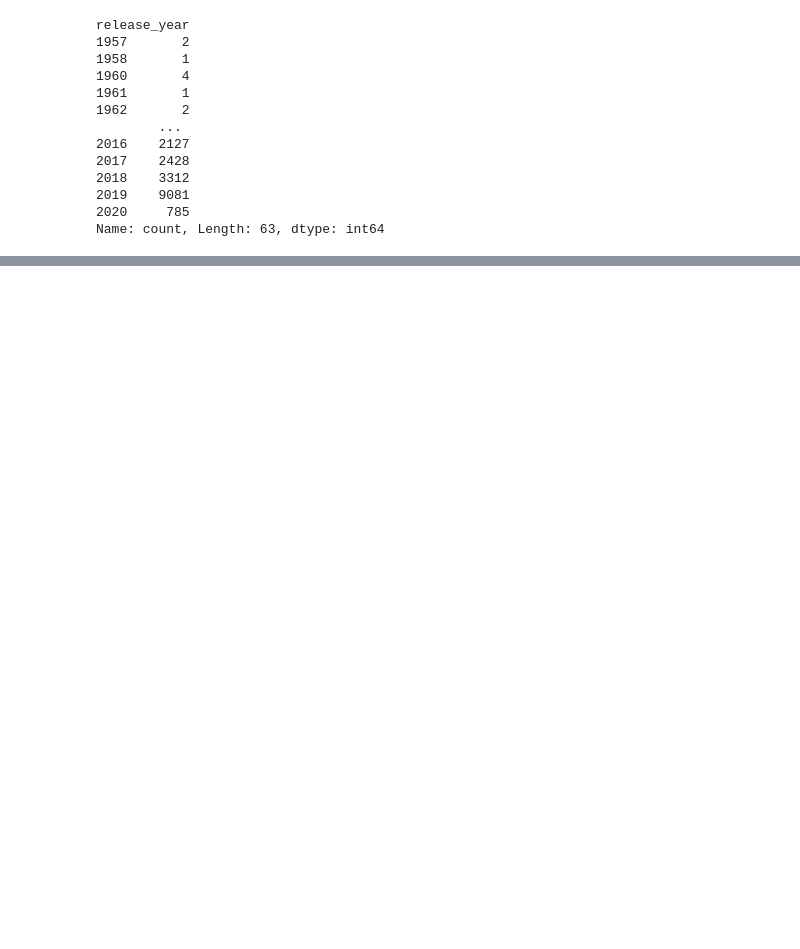
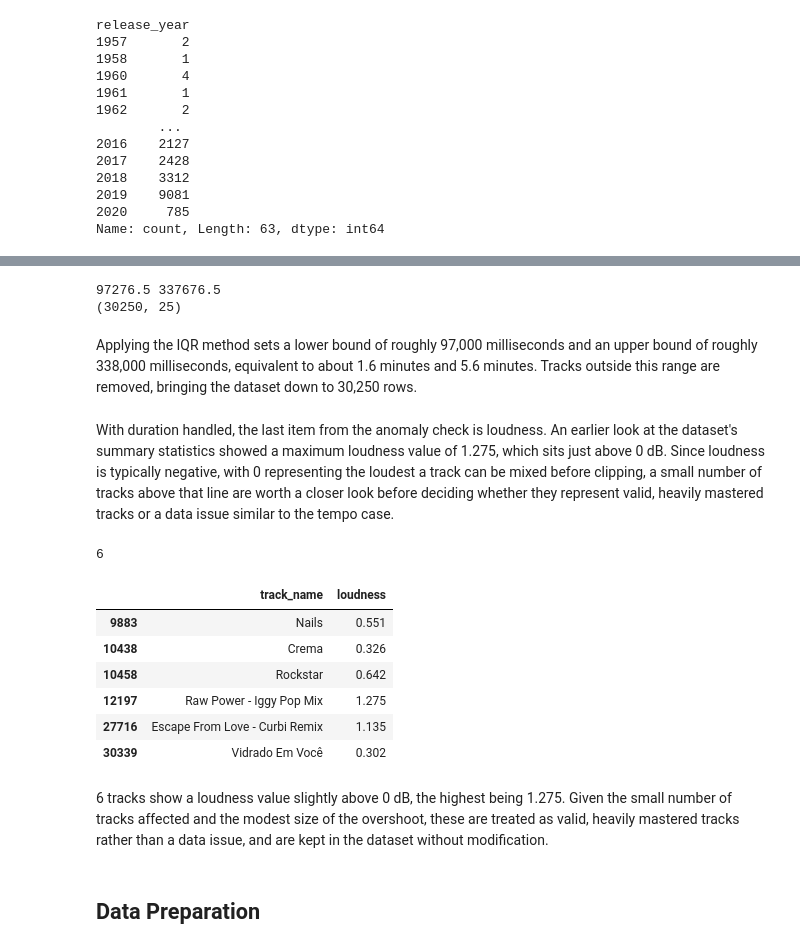
Before and after one commit to vipphan/spotify-capstone, a Jupyter notebook: spotify_capstone.ipynb, the cells around one changed output, grey strips where cells are left out. Saved outputs shown, nothing was run; the diff lists cells and outputs as text; code cells hidden in the pictures; blank space fills up the shorter version.

Commit message:
done with data cleaning. starting data prep

```diff
--- a/spotify_capstone.ipynb
+++ b/spotify_capstone.ipynb
@@ -231,0 +327,49 @@ Name: count, Length: 63, dtype: int64
+# %%
+# using the IQR method to define bounds for track duration
+Q1 = cleaned_df['duration_ms'].quantile(0.25)
+Q3 = cleaned_df['duration_ms'].quantile(0.75)
+IQR = Q3 - Q1
+lower_bound = Q1 - 1.5 * IQR
+upper_bound = Q3 + 1.5 * IQR
+print(lower_bound, upper_bound)
+
+# filtering out tracks that fall outside the typical duration range
+cleaned_df = cleaned_df[(cleaned_df['duration_ms'] >= lower_bound) & (cleaned_df['duration_ms'] <= upper_bound)]
+print(cleaned_df.shape)
+# %% [output]
+97276.5 337676.5
+(30250, 25)
+# %% [markdown]
+Applying the IQR method sets a lower bound of roughly 97,000
+milliseconds and an upper bound of roughly 338,000 milliseconds,
+equivalent to about 1.6 minutes and 5.6 minutes. Tracks outside this
+range are removed, bringing the dataset down to 30,250 rows.
+# %% [markdown]
+With duration handled, the last item from the anomaly check is loudness.
+An earlier look at the dataset's summary statistics showed a maximum
+loudness value of 1.275, which sits just above 0 dB. Since loudness is
+typically negative, with 0 representing the loudest a track can be
+mixed before clipping, a small number of tracks above that line are
+worth a closer look before deciding whether they represent valid,
+heavily mastered tracks or a data issue similar to the tempo case.
+# %%
+# checking how many tracks have a loudness above 0 dB
+print((cleaned_df['loudness'] > 0).sum())
+cleaned_df[cleaned_df['loudness'] > 0][['track_name', 'loudness']]
+# %% [output]
+6
+|  | track_name | loudness |
+| 9883 | Nails | 0.551 |
+| 10438 | Crema | 0.326 |
+| 10458 | Rockstar | 0.642 |
+| 12197 | Raw Power - Iggy Pop Mix | 1.275 |
+| 27716 | Escape From Love - Curbi Remix | 1.135 |
+| 30339 | Vidrado Em Você | 0.302 |
+# %% [markdown]
+6 tracks show a loudness value slightly above 0 dB, the highest being
+1.275. Given the small number of tracks affected and the modest size of
+the overshoot, these are treated as valid, heavily mastered tracks
+rather than a data issue, and are kept in the dataset without
+modification.
+# %% [markdown]
+## Data Preparation
```
Also changed, not shown: parts of 13 cells of this notebook.
